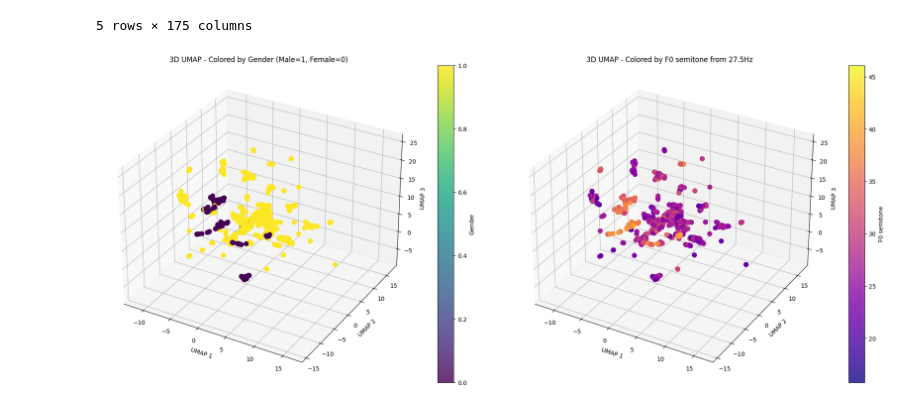
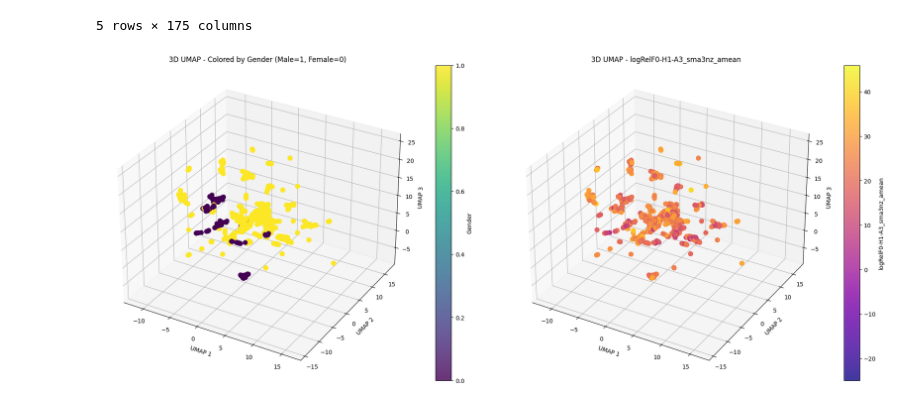
Before and after one commit to Nasenboi/face-reconstruction-from-speech, a Jupyter notebook: 99_notebooks/gemaps_clustering.ipynb, the cells around one changed output. Saved outputs shown, nothing was run; the diff lists cells and outputs as text; code cells hidden in the pictures.

```diff
--- a/99_notebooks/gemaps_clustering.ipynb
+++ b/99_notebooks/gemaps_clustering.ipynb
@@ -44,32 +44,33 @@ embedding_3d = reducer.fit_transform(X_scaled)
 # %%
 # Define both y values
 y1 = df["gender"].str.contains("m").astype(float)
-y2 = df["F0semitoneFrom27.5Hz_sma3nz_amean"]
+key2 = "logRelF0-H1-A3_sma3nz_amean"
+y2 = df[key2]
 
 # Create figure with two subplots
 fig = plt.figure(figsize=(20, 8))
 
 # First subplot - Gender-based coloring
-ax1 = fig.add_subplot(121, projection='3d')
+ax1 = fig.add_subplot(121, projection="3d")
 scatter1 = ax1.scatter(embedding_3d[:, 0], embedding_3d[:, 1], embedding_3d[:, 2],
-                      c=y1, cmap='viridis', s=50, alpha=0.8)
-ax1.set_xlabel('UMAP 1')
-ax1.set_ylabel('UMAP 2')
-ax1.set_zlabel('UMAP 3')
-ax1.set_title('3D UMAP - Colored by Gender (Male=1, Female=0)')
-plt.colorbar(scatter1, ax=ax1, label='Gender')
+                      c=y1, cmap="viridis", s=50, alpha=0.8)
+ax1.set_xlabel("UMAP 1")
+ax1.set_ylabel("UMAP 2")
+ax1.set_zlabel("UMAP 3")
+ax1.set_title("3D UMAP - Colored by Gender (Male=1, Female=0)")
+plt.colorbar(scatter1, ax=ax1, label="Gender")
 
 # Second subplot - F0-based coloring
-ax2 = fig.add_subplot(122, projection='3d')
+ax2 = fig.add_subplot(122, projection="3d")
 scatter2 = ax2.scatter(embedding_3d[:, 0], embedding_3d[:, 1], embedding_3d[:, 2],
-                      c=y2, cmap='plasma', s=50, alpha=0.8)
-ax2.set_xlabel('UMAP 1')
-ax2.set_ylabel('UMAP 2')
-ax2.set_zlabel('UMAP 3')
-ax2.set_title('3D UMAP - Colored by F0 semitone from 27.5Hz')
-plt.colorbar(scatter2, ax=ax2, label='F0 semitone')
+                      c=y2, cmap="plasma", s=50, alpha=0.8)
+ax2.set_xlabel("UMAP 1")
+ax2.set_ylabel("UMAP 2")
+ax2.set_zlabel("UMAP 3")
+ax2.set_title(f"3D UMAP - {key2}")
+plt.colorbar(scatter2, ax=ax2, label=key2)
 
 plt.tight_layout()
 plt.show()
 # %% [output]
-[figure, old version]
+[figure, new version]
```
Also changed, not shown: parts of 2 cells of this notebook, 8 other files.
